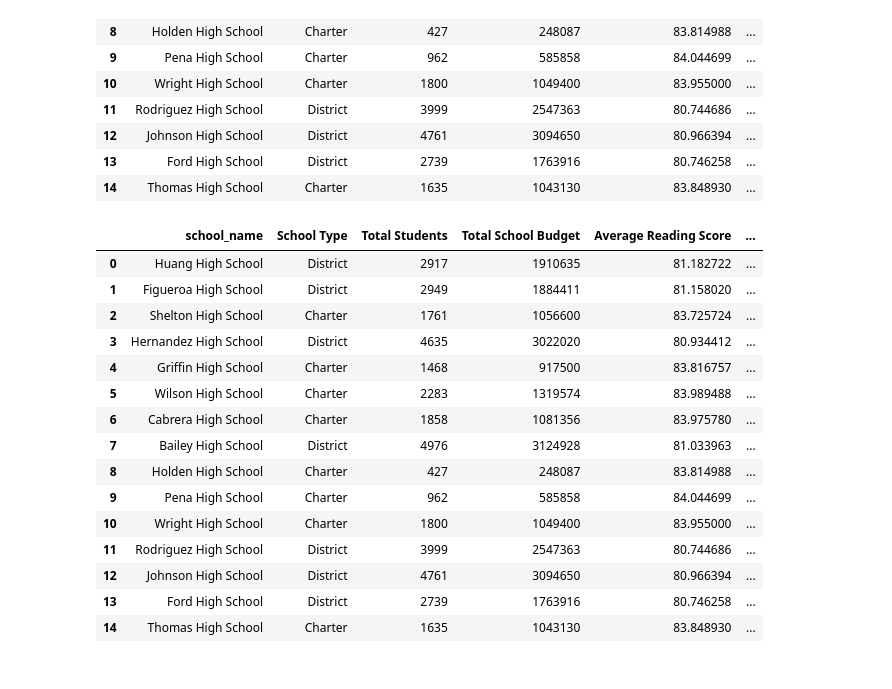
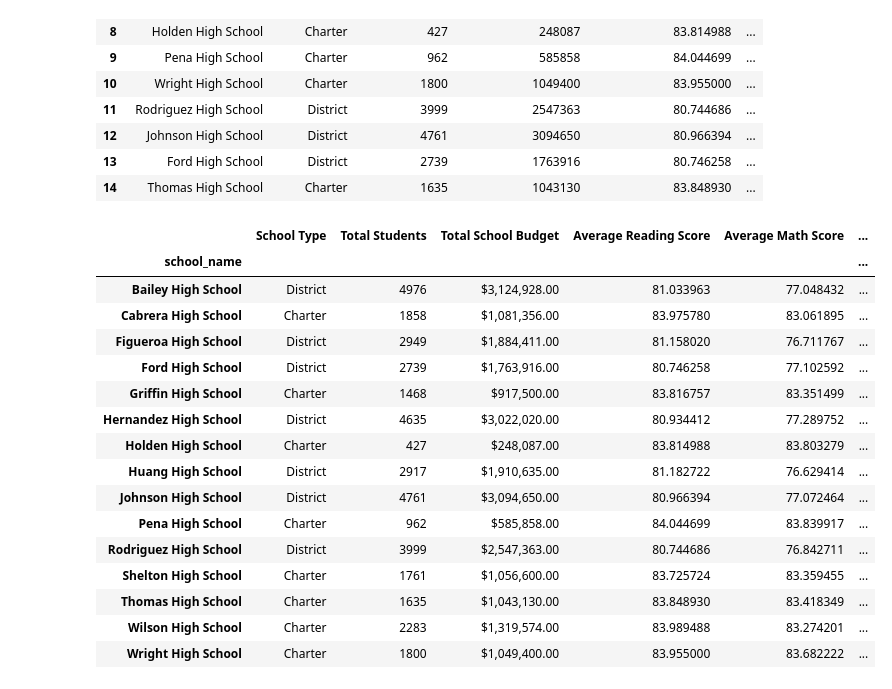
Before and after one commit to annabelcheong/pandas-challenge, a Jupyter notebook: PyCitySchools/school.ipynb, the cells around one changed output. Saved outputs shown, nothing was run; the diff lists cells and outputs as text; code cells hidden in the pictures.

Commit message:
Completed School Summary, Top Performing Schools, Bottom Performing Schools

```diff
--- a/PyCitySchools/school.ipynb
+++ b/PyCitySchools/school.ipynb
@@ -32,29 +32,19 @@ complete_df
 39170 rows × 11 columns
 # %%
 #SUMMARY - summary_p1_mean_df
-##average math score, average reading score
+##Columns required: school_name, average math score, average reading score
+
 #groupby per school and find mean
-
 summary_p1_df=complete_df.groupby(["school_name"])
 
 summary_p1_mean_df=summary_p1_df.mean()
 
-summary_p1_mean_df
-
 #Rename coluuns
-summary_p1_mean_df=summary_p1_mean_df.rename(columns={"reading_score":"Average Reading Score","math_score":"Average Math Score",})
+summary_p1_mean_df=summary_p1_mean_df.rename(columns={"reading_score":"Average Reading Score","math_score":"Average Math Score"})
 
 #reset index to ensure school_name is a column
 summary_p1_mean_df.reset_index(inplace=True)
 summary_p1_mean_df
-
-#add column called school_name
-#summary_p1_mean_df=summary_p1_mean_df.
-
-
-#delete column
-#summary_p1_mean_df=summary_p1_mean_df.drop(columns=["School ID"])
-#school_df
 # %% [output]
 |  | school_name | Student ID | Average Reading Score | Average Math Score | School ID | size | budget |
 | 0 | Bailey High School | 20358.5 | 81.033963 | 77.048432 | 7.0 | 4976.0 | 3124928.0 |
@@ -273,0 +313,11 @@ math_reading_groupby_df
+# %%
+#################################################################################
+#Merge dfs together for bool_math_pass and bool_reading_pass columns
+math_reading_groupby_df=pd.merge(math_groupby_df,reading_groupby_df, on="school_name" ,how="outer")
+math_reading_groupby_df
+
+#Merge math_reading_groupby_df to both_groupby_df
+all_groupby_df=pd.merge(math_reading_groupby_df,both_groupby_df, on="school_name", how="outer")
+all_groupby_df
+
+#Use this df to merge to summary_v2_df
@@ -343,7 +410,7 @@ summary_v1_df
 | 13 | Ford High School | District | 2739 | 1763916 | 80.746258 | ... |
 | 14 | Thomas High School | Charter | 1635 | 1043130 | 83.848930 | ... |
 # %%
-summary_v2_df=pd.merge(summary_v1_df,math_reading_groupby_df, on="school_name",how="outer")
+summary_v2_df=pd.merge(summary_v1_df,all_groupby_df, on="school_name",how="outer")
 summary_v2_df
 # %% [output]
 |  | school_name | School Type | Total Students | Total School Budget | Average Reading Score | ... |
@@ -365,25 +432,41 @@ summary_v2_df
 # %%
 #Add % Passing Math column
 summary_v2_df["% Passing Math"]=summary_v2_df["bool_math_pass"]/summary_v2_df["Total Students"]*100
 
 #Add % Passing Reading column
 summary_v2_df["% Passing Reading"]=summary_v2_df["bool_reading_pass"]/summary_v2_df["Total Students"]*100
 
+#Add % Passing Both (Math and Reading) column
+summary_v2_df["% Overall Passing"]=summary_v2_df["bool_both_pass"]/summary_v2_df["Total Students"]*100
+
+#Drop columns
+summary_v2_df=summary_v2_df.drop(columns=["bool_math_pass","bool_reading_pass","bool_both_pass"])
+
+#make school name the index
+summary_v2_df=summary_v2_df.set_index("school_name")
+
+#Sort school_name by alphabetical order
+summary_v2_df=summary_v2_df.sort_values(by="school_name",ascending=True)
 summary_v2_df
+
+#Format the Total School Budget column with $ and ,
+summary_v2_df["Total School Budget"]=summary_v2_df["Total School Budget"].map("${:,.2f}".format)
+summary_v2_df
 # %% [output]
-|  | school_name | School Type | Total Students | Total School Budget | Average Reading Score | ... |
-| 0 | Huang High School | District | 2917 | 1910635 | 81.182722 | ... |
-| 1 | Figueroa High School | District | 2949 | 1884411 | 81.158020 | ... |
-| 2 | Shelton High School | Charter | 1761 | 1056600 | 83.725724 | ... |
-| 3 | Hernandez High School | District | 4635 | 3022020 | 80.934412 | ... |
-| 4 | Griffin High School | Charter | 1468 | 917500 | 83.816757 | ... |
-| 5 | Wilson High School | Charter | 2283 | 1319574 | 83.989488 | ... |
-| 6 | Cabrera High School | Charter | 1858 | 1081356 | 83.975780 | ... |
-| 7 | Bailey High School | District | 4976 | 3124928 | 81.033963 | ... |
-| 8 | Holden High School | Charter | 427 | 248087 | 83.814988 | ... |
-| 9 | Pena High School | Charter | 962 | 585858 | 84.044699 | ... |
-| 10 | Wright High School | Charter | 1800 | 1049400 | 83.955000 | ... |
-| 11 | Rodriguez High School | District | 3999 | 2547363 | 80.744686 | ... |
-| 12 | Johnson High School | District | 4761 | 3094650 | 80.966394 | ... |
-| 13 | Ford High School | District | 2739 | 1763916 | 80.746258 | ... |
-| 14 | Thomas High School | Charter | 1635 | 1043130 | 83.848930 | ... |
+|  | School Type | Total Students | Total School Budget | Average Reading Score | Average Math Score | ... |
+| school_name |  |  |  |  |  | ... |
+| Bailey High School | District | 4976 | $3,124,928.00 | 81.033963 | 77.048432 | ... |
+| Cabrera High School | Charter | 1858 | $1,081,356.00 | 83.975780 | 83.061895 | ... |
+| Figueroa High School | District | 2949 | $1,884,411.00 | 81.158020 | 76.711767 | ... |
+| Ford High School | District | 2739 | $1,763,916.00 | 80.746258 | 77.102592 | ... |
+| Griffin High School | Charter | 1468 | $917,500.00 | 83.816757 | 83.351499 | ... |
+| Hernandez High School | District | 4635 | $3,022,020.00 | 80.934412 | 77.289752 | ... |
+| Holden High School | Charter | 427 | $248,087.00 | 83.814988 | 83.803279 | ... |
+| Huang High School | District | 2917 | $1,910,635.00 | 81.182722 | 76.629414 | ... |
+| Johnson High School | District | 4761 | $3,094,650.00 | 80.966394 | 77.072464 | ... |
+| Pena High School | Charter | 962 | $585,858.00 | 84.044699 | 83.839917 | ... |
+| Rodriguez High School | District | 3999 | $2,547,363.00 | 80.744686 | 76.842711 | ... |
+| Shelton High School | Charter | 1761 | $1,056,600.00 | 83.725724 | 83.359455 | ... |
+| Thomas High School | Charter | 1635 | $1,043,130.00 | 83.848930 | 83.418349 | ... |
+| Wilson High School | Charter | 2283 | $1,319,574.00 | 83.989488 | 83.274201 | ... |
+| Wright High School | Charter | 1800 | $1,049,400.00 | 83.955000 | 83.682222 | ... |
```
Also changed, not shown: parts of 12 cells of this notebook.
